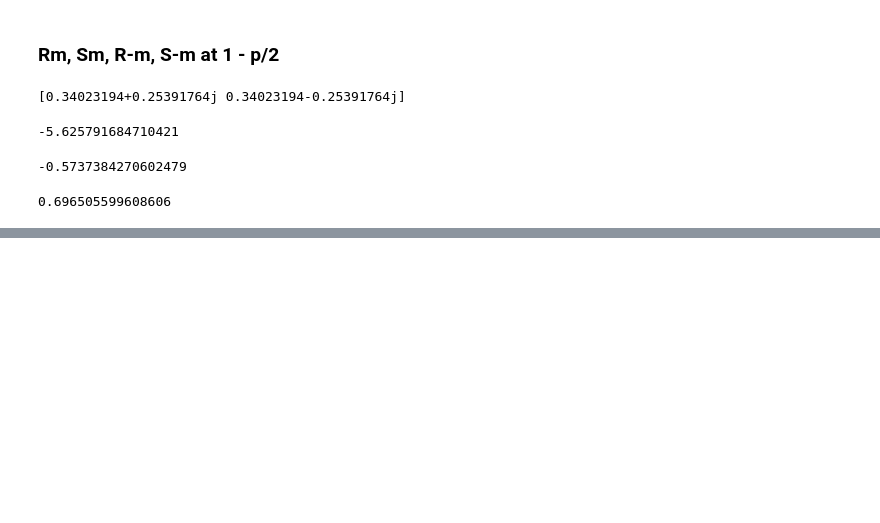
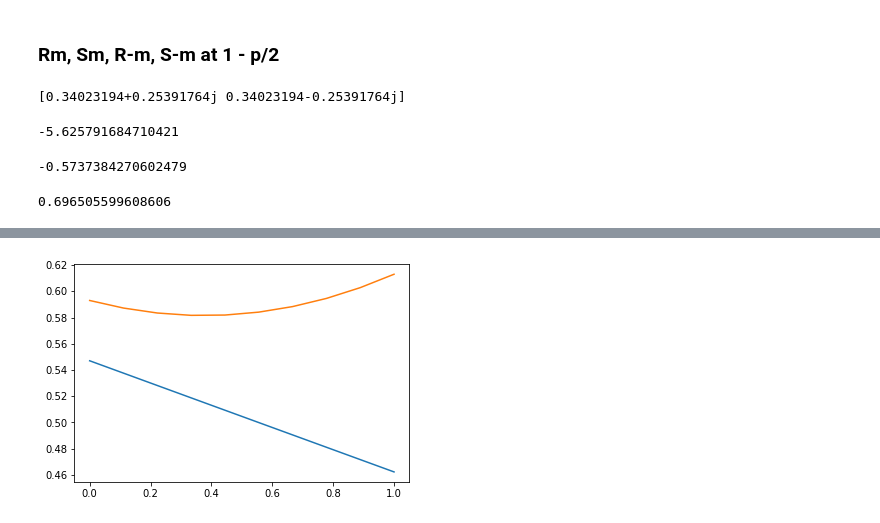
Before and after one commit to dhawals1939/RS-Steg-Analysis, a Jupyter notebook: Project.ipynb, the cells around one changed output, grey strips where cells are left out. Cells and saved outputs as stored; diff of their text form; code cells hidden in the pictures; blank space fills up the shorter version.

```diff
--- a/Project.ipynb
+++ b/Project.ipynb
@@ -217,0 +214,21 @@ NameError: name 'p' is not defined
+# %%
+xCoord = 0.5
+
+# Flipping x% pixels
+
+channels = [img[:, :, k] for k in range(new_img.shape[2])]
+temp_rm, temp_sm, temp_r_neg_m, temp_s_neg_m = 0, 0, 0, 0
+for channel in channels:
+
+    channel = scattered_lsb_flipping(channel, xCoord)
+
+    temp_1, temp_2 = calculate_count_groups(channel, mask)
+    temp_rm += temp_1
+    temp_sm += temp_2
+
+    temp_1, temp_2 = calculate_count_groups(channel, -mask)
+    temp_r_neg_m += temp_1
+    temp_s_neg_m += temp_2
+
+rm_x, sm_x = temp_rm / len(channels), temp_r_neg_m / len(channels)
+r_neg_x, s_neg_x = temp_sm / len(channels), temp_s_neg_m / len(channels)
@@ -217,0 +272,12 @@ NameError: name 'p' is not defined
+# %%
+x_axis_p1 = np.linspace(0, 1, 10)
+y_axis_p1 = np.polyval(poly1, x_axis_p1)
+
+x_axis_p2 = np.linspace(0, 1, 10)
+y_axis_p2 = np.polyval(poly2, x_axis_p2)
+
+plt.plot(x_axis_p1, y_axis_p1)
+plt.plot(x_axis_p2, y_axis_p2)
+plt.show()
+# %% [output]
+[figure, added]
```
Also changed, not shown: parts of 4 cells of this notebook.
